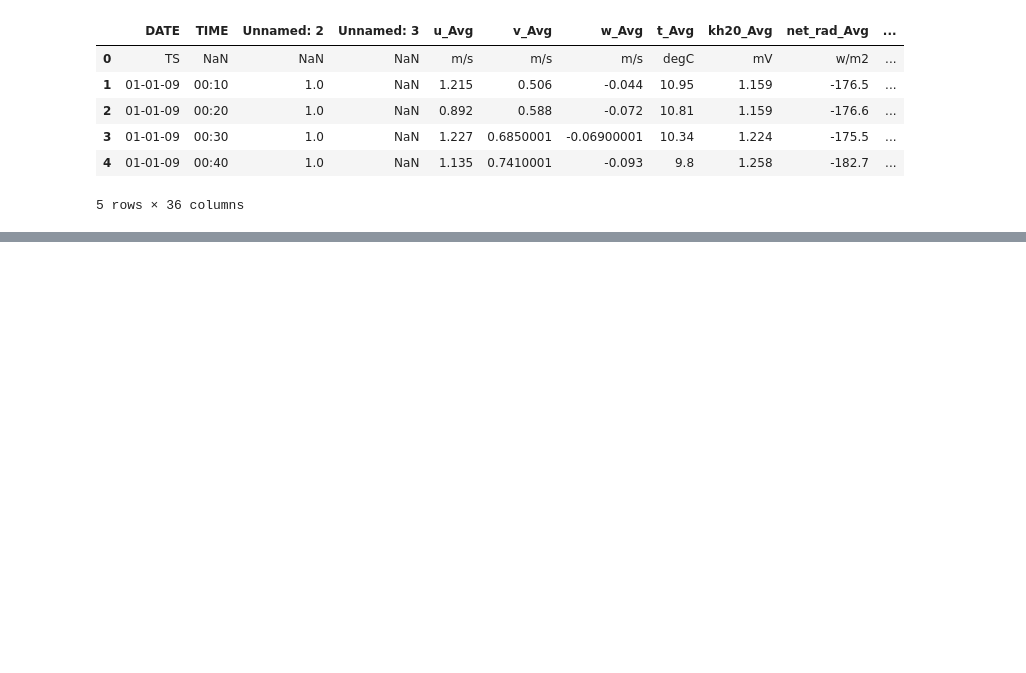
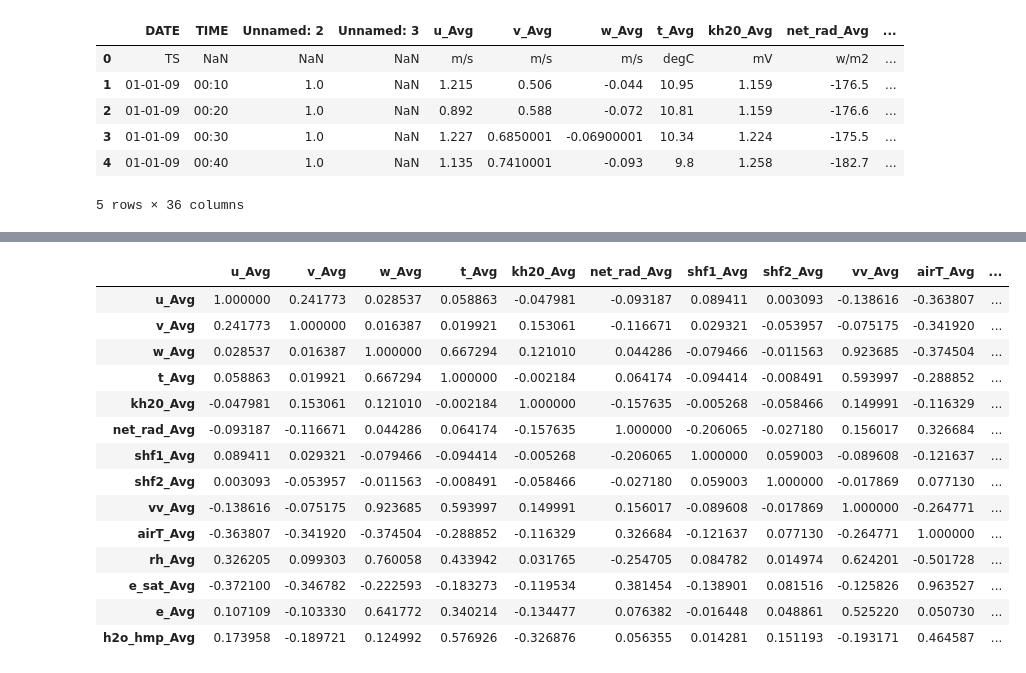
Before and after one commit to andresperezrobinson/FisicaComp, a Jupyter notebook: Actividad7/Actividad 7.ipynb, the cells around one changed output, grey strips where cells are left out. Drawn from its saved outputs; the diff is of its cells as text; code cells hidden in the pictures; blank space fills up the shorter version.

```diff
--- a/Actividad7/Actividad 7.ipynb
+++ b/Actividad7/Actividad 7.ipynb
@@ -66,6 +76 @@ Unnamed: 35     object
 dtype: object
-# %%
-df = df.drop([df.columns[15] , df.columns[16],df.columns[17],df.columns[18],df.columns[19],df.columns[20],
-             df.columns[21],df.columns[22],df.columns[23],df.columns[24],df.columns[25],df.columns[26],
-             df.columns[27],df.columns[28],df.columns[29],df.columns[30],df.columns[31],
-             df.columns[32],df.columns[33]] ,  axis='columns')
@@ -105,0 +102,19 @@ KeyError: "['id'] not found in axis"
+# %%
+corr = df.corr()
+corr
+# %% [output]
+|  | u_Avg | v_Avg | w_Avg | t_Avg | kh20_Avg | net_rad_Avg | shf1_Avg | shf2_Avg | vv_Avg | airT_Avg | ... |
+| u_Avg | 1.000000 | 0.241773 | 0.028537 | 0.058863 | -0.047981 | -0.093187 | 0.089411 | 0.003093 | -0.138616 | -0.363807 | ... |
+| v_Avg | 0.241773 | 1.000000 | 0.016387 | 0.019921 | 0.153061 | -0.116671 | 0.029321 | -0.053957 | -0.075175 | -0.341920 | ... |
+| w_Avg | 0.028537 | 0.016387 | 1.000000 | 0.667294 | 0.121010 | 0.044286 | -0.079466 | -0.011563 | 0.923685 | -0.374504 | ... |
+| t_Avg | 0.058863 | 0.019921 | 0.667294 | 1.000000 | -0.002184 | 0.064174 | -0.094414 | -0.008491 | 0.593997 | -0.288852 | ... |
+| kh20_Avg | -0.047981 | 0.153061 | 0.121010 | -0.002184 | 1.000000 | -0.157635 | -0.005268 | -0.058466 | 0.149991 | -0.116329 | ... |
+| net_rad_Avg | -0.093187 | -0.116671 | 0.044286 | 0.064174 | -0.157635 | 1.000000 | -0.206065 | -0.027180 | 0.156017 | 0.326684 | ... |
+| shf1_Avg | 0.089411 | 0.029321 | -0.079466 | -0.094414 | -0.005268 | -0.206065 | 1.000000 | 0.059003 | -0.089608 | -0.121637 | ... |
+| shf2_Avg | 0.003093 | -0.053957 | -0.011563 | -0.008491 | -0.058466 | -0.027180 | 0.059003 | 1.000000 | -0.017869 | 0.077130 | ... |
+| vv_Avg | -0.138616 | -0.075175 | 0.923685 | 0.593997 | 0.149991 | 0.156017 | -0.089608 | -0.017869 | 1.000000 | -0.264771 | ... |
+| airT_Avg | -0.363807 | -0.341920 | -0.374504 | -0.288852 | -0.116329 | 0.326684 | -0.121637 | 0.077130 | -0.264771 | 1.000000 | ... |
+| rh_Avg | 0.326205 | 0.099303 | 0.760058 | 0.433942 | 0.031765 | -0.254705 | 0.084782 | 0.014974 | 0.624201 | -0.501728 | ... |
+| e_sat_Avg | -0.372100 | -0.346782 | -0.222593 | -0.183273 | -0.119534 | 0.381454 | -0.138901 | 0.081516 | -0.125826 | 0.963527 | ... |
+| e_Avg | 0.107109 | -0.103330 | 0.641772 | 0.340214 | -0.134477 | 0.076382 | -0.016448 | 0.048861 | 0.525220 | 0.050730 | ... |
+| h2o_hmp_Avg | 0.173958 | -0.189721 | 0.124992 | 0.576926 | -0.326876 | 0.056355 | 0.014281 | 0.151193 | -0.193171 | 0.464587 | ... |
```
Also changed, not shown: parts of 11 cells of this notebook.
